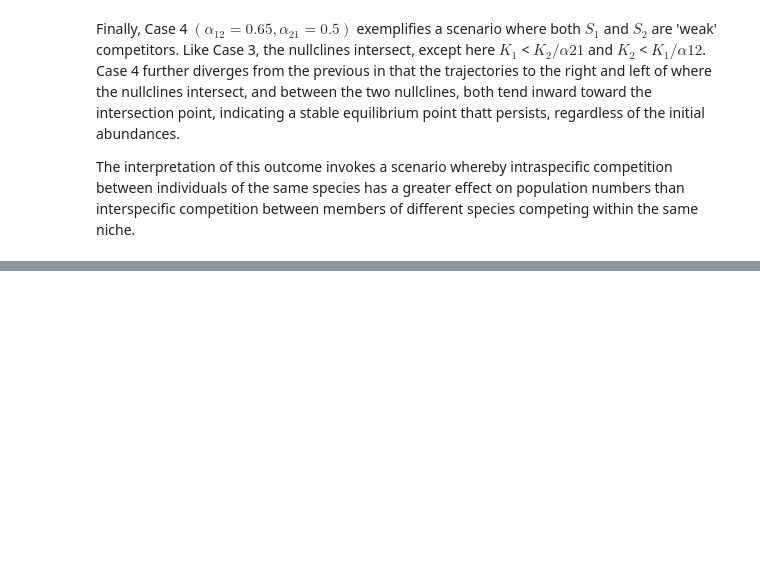
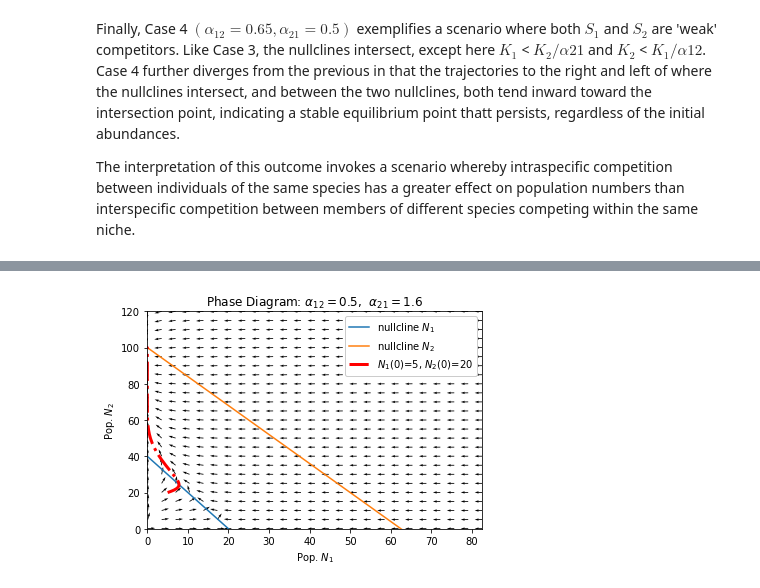
Before and after one commit to leebardon/lotka_volterra_competition, a Jupyter notebook: Lotka_Volterra_Competition.ipynb, the cells around one changed output, grey strips where cells are left out. Drawn from its saved outputs; the diff is of its cells as text; code cells hidden in the pictures; blank space fills up the shorter version.

```diff
--- a/Lotka_Volterra_Competition.ipynb
+++ b/Lotka_Volterra_Competition.ipynb
@@ -478,0 +483,7 @@ The interpretation of this outcome invokes a scenario whereby intraspecific comp
+# %%
+# CASE 4 PHASE DIAGRAM
+N_1, N_2, null_N1, null_N2, N1_max, N2_max = get_plot_data(K, alpha)
+xx, yy, NN1, NN2, norm = create_vector_field(N_1, N_2, r, K, alpha, num_vec_vals)
+plot_phase_diagram(xx, yy, NN1, NN2, norm, N_1, null_N1, null_N2, N1_max, N2_max, solution, alpha, N[0], N[1])
+# %% [output]
+[figure, added]
```
Also changed, not shown: parts of 13 cells of this notebook, 1 other file.
